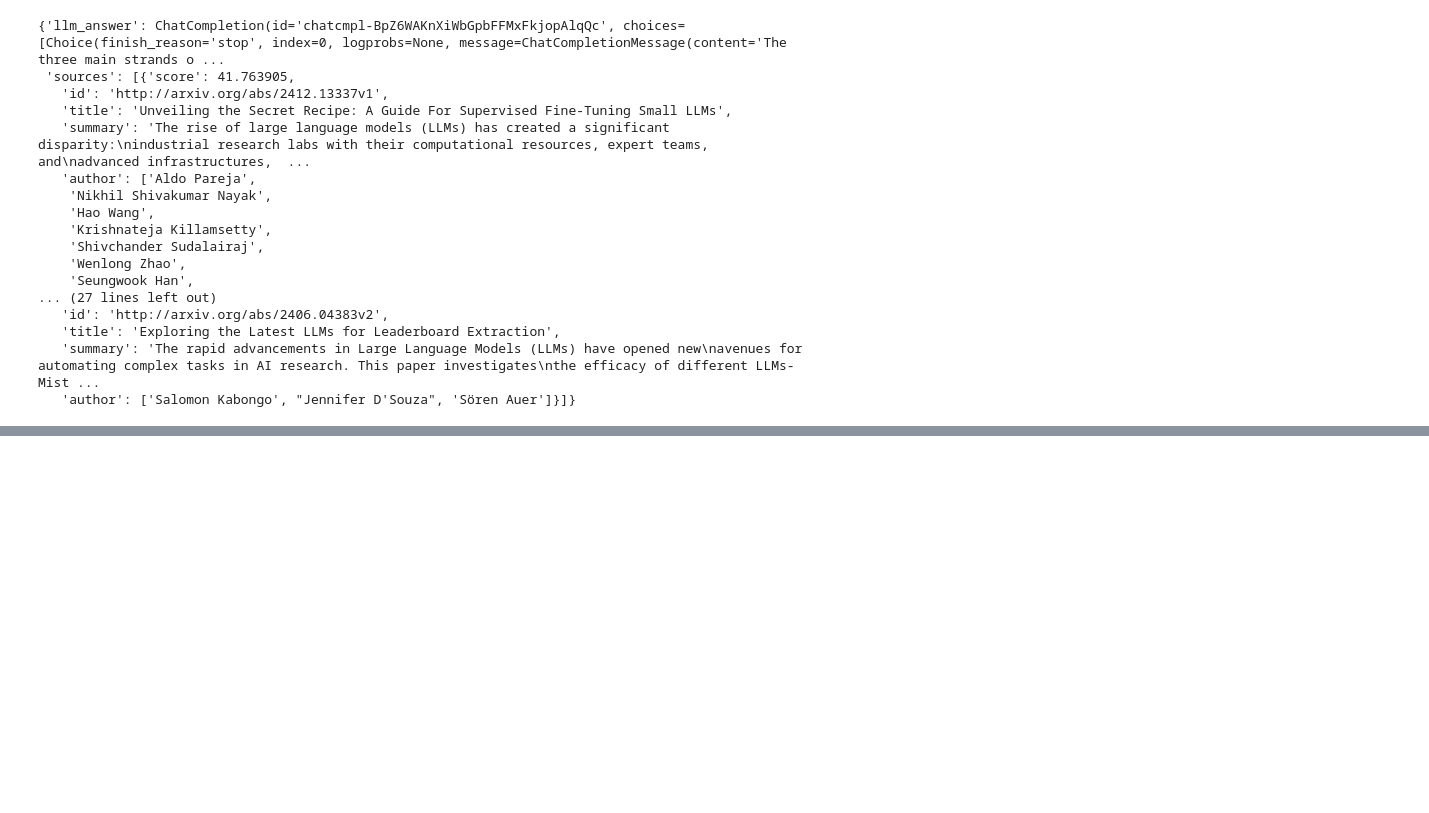
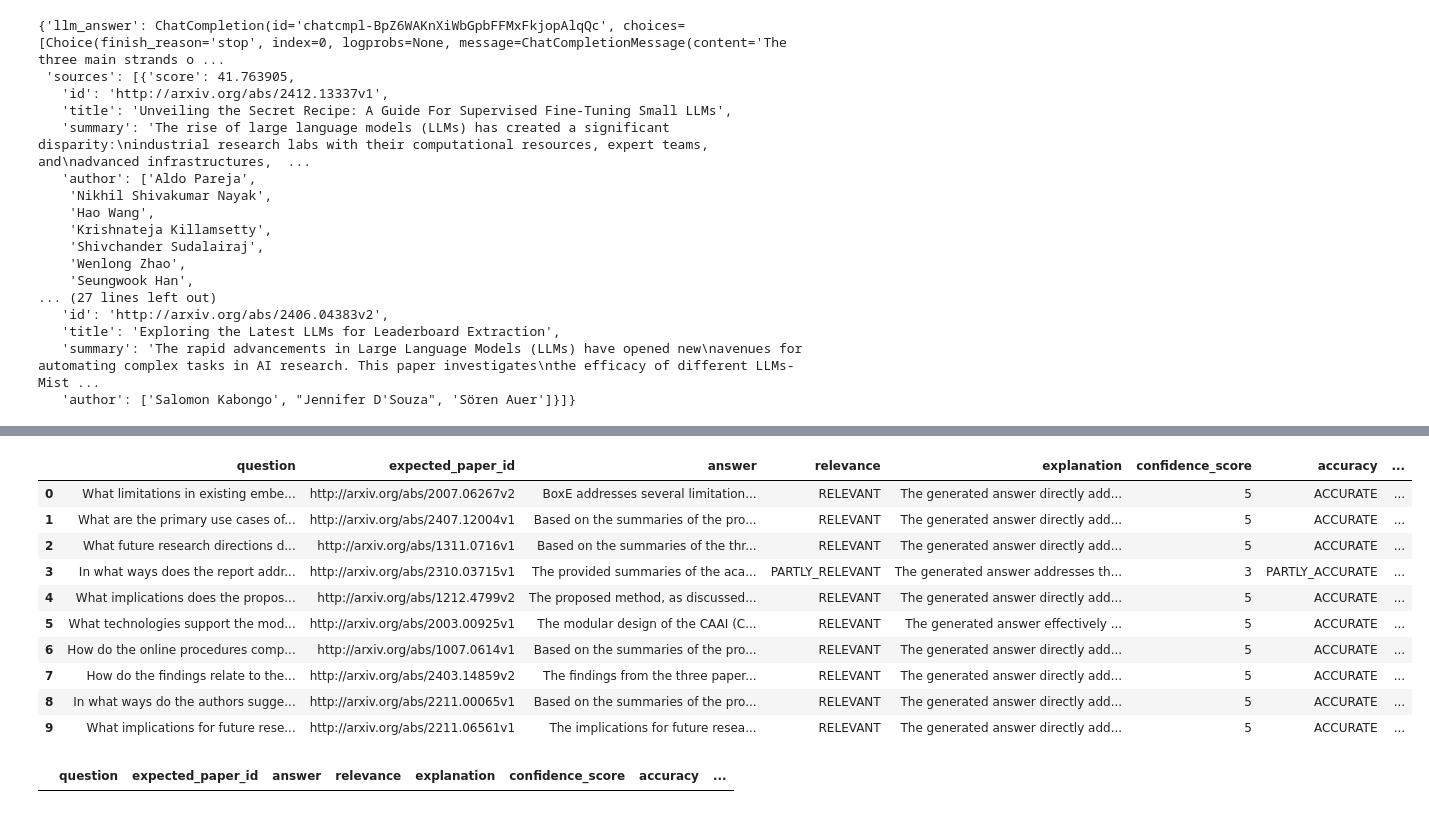
Before and after one commit to sabateri/llm-project, a Jupyter notebook: notebooks/rag.ipynb, the cells around one changed output, grey strips where cells are left out. Cells and saved outputs as stored; diff of their text form; code cells hidden in the pictures; blank space fills up the shorter version.

Commit message:
adding retrieval evaluation and RAG evaluation

```diff
--- a/notebooks/rag.ipynb
+++ b/notebooks/rag.ipynb
@@ -124,7 +124,7 @@ def search_papers(query, top_k=10):
         "query": {
             "multi_match": {
                 "query": query,
-                "fields": ["title^2", "summary"],
+                "fields": ["title^0.5", "summary"],
                 "type": "best_fields"
             }
         },
@@ -272,3 +272,3 @@ answer
 # %%
 # Load your generated questions
-eval_df = pd.read_csv('arxiv_ground_truth_retrieval.csv')
+eval_df = pd.read_csv('../data/arxiv_ground_truth_retrieval.csv')
@@ -312,0 +734,25 @@ Hit@5: 0.40
+# %%
+# Create a callable wrapper
+def llm_callable(prompt: str) -> str:
+    response = llm_client.chat.completions.create(
+        model="gpt-4o-mini",  # or your preferred model
+        messages=[{"role": "user", "content": prompt}],
+        temperature=0.1,
+        max_tokens=1000
+    )
+    return response.choices[0].message.content
+
+# Now use it with the judge
+judge = RAGJudge(llm_client=llm_callable, template_type="comprehensive")
+
+# Create your RAG function
+def rag_function(question):
+    return enhanced_rag_function(question, search_papers, llm_callable)
+
+# Run evaluation
+rag_eval_results = judge.evaluate_batch(
+    eval_df=eval_df,
+    rag_function=rag_function,
+    sample_size=10,
+    save_path="../data/rag_evaluation_results.csv"
+)
@@ -312,0 +777,18 @@ Hit@5: 0.40
+# %%
+rag_eval_results
+# %% [output]
+|  | question | expected_paper_id | answer | relevance | explanation | confidence_score | accuracy | ... |
+| 0 | What limitations in existing embe... | http://arxiv.org/abs/2007.06267v2 | BoxE addresses several limitation... | RELEVANT | The generated answer directly add... | 5 | ACCURATE | ... |
+| 1 | What are the primary use cases of... | http://arxiv.org/abs/2407.12004v1 | Based on the summaries of the pro... | RELEVANT | The generated answer directly add... | 5 | ACCURATE | ... |
+| 2 | What future research directions d... | http://arxiv.org/abs/1311.0716v1 | Based on the summaries of the thr... | RELEVANT | The generated answer directly add... | 5 | ACCURATE | ... |
+| 3 | In what ways does the report addr... | http://arxiv.org/abs/2310.03715v1 | The provided summaries of the aca... | PARTLY_RELEVANT | The generated answer addresses th... | 3 | PARTLY_ACCURATE | ... |
+| 4 | What implications does the propos... | http://arxiv.org/abs/1212.4799v2 | The proposed method, as discussed... | RELEVANT | The generated answer directly add... | 5 | ACCURATE | ... |
+| 5 | What technologies support the mod... | http://arxiv.org/abs/2003.00925v1 | The modular design of the CAAI (C... | RELEVANT | The generated answer effectively ... | 5 | ACCURATE | ... |
+| 6 | How do the online procedures comp... | http://arxiv.org/abs/1007.0614v1 | Based on the summaries of the pro... | RELEVANT | The generated answer directly add... | 5 | ACCURATE | ... |
+| 7 | How do the findings relate to the... | http://arxiv.org/abs/2403.14859v2 | The findings from the three paper... | RELEVANT | The generated answer directly add... | 5 | ACCURATE | ... |
+| 8 | In what ways do the authors sugge... | http://arxiv.org/abs/2211.00065v1 | Based on the summaries of the pro... | RELEVANT | The generated answer directly add... | 5 | ACCURATE | ... |
+| 9 | What implications for future rese... | http://arxiv.org/abs/2211.06561v1 | The implications for future resea... | RELEVANT | The generated answer directly add... | 5 | ACCURATE | ... |
+# %%
+rag_eval_results[rag_eval_results['relevance']=='NON_RELEVANT']
+# %% [output]
+|  | question | expected_paper_id | answer | relevance | explanation | confidence_score | accuracy | ... |
```
Also changed, not shown: parts of 14 cells of this notebook, 3 other files.
